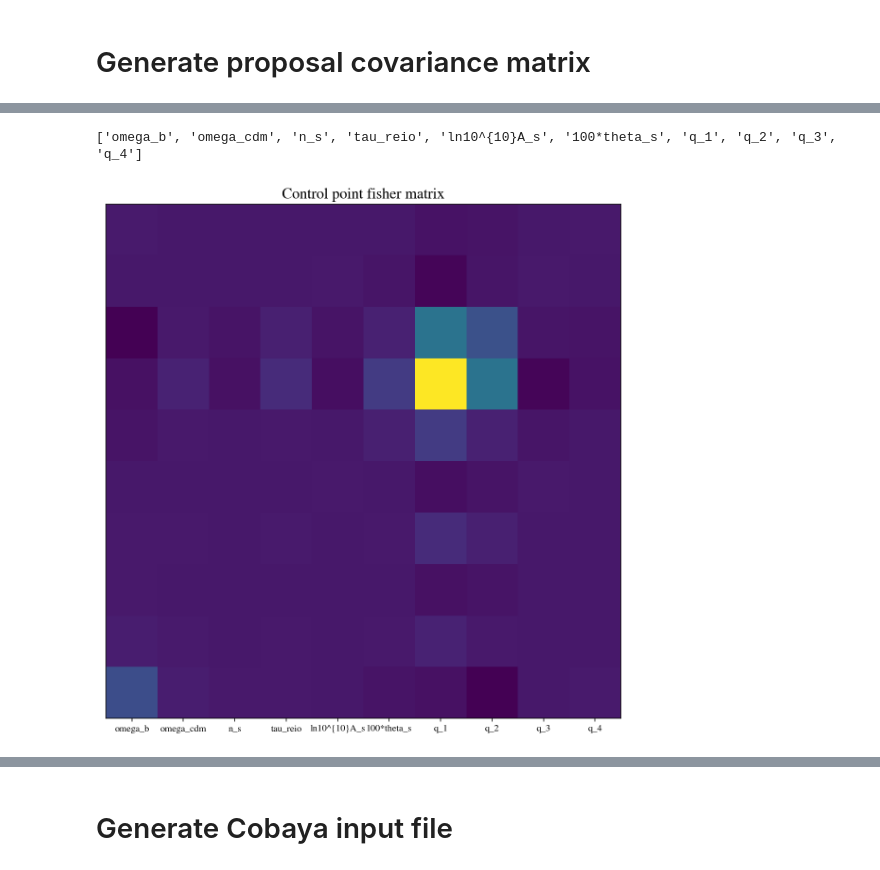
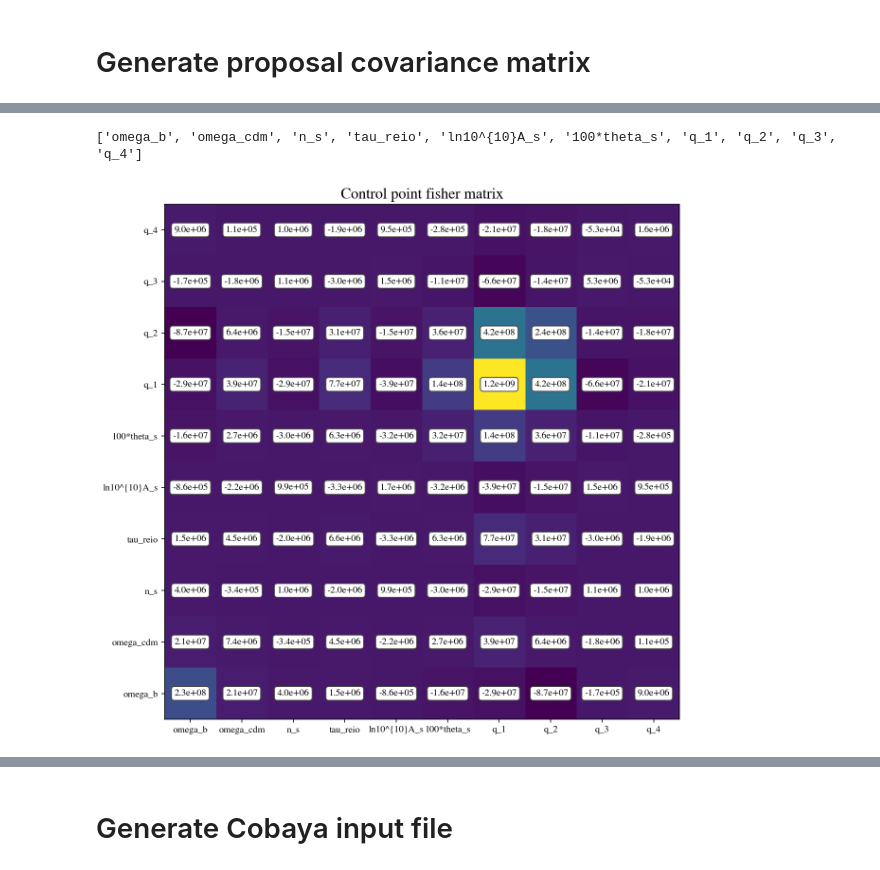
Before and after one commit to gplynch619/recombination, a Jupyter notebook: notebooks/MCMC_setup.ipynb, the cells around one changed output, grey strips where cells are left out. Saved outputs shown, nothing was run; the diff lists cells and outputs as text; code cells hidden in the pictures.

Commit message:
big update to Fisher calculations

```diff
--- a/notebooks/MCMC_setup.ipynb
+++ b/notebooks/MCMC_setup.ipynb
@@ -212,6 +250,4 @@ True
 # %%
-num_of_functions = 20
-
 fig,ax=plt.subplots(3, 1, figsize=(8,15))
 plt.subplots_adjust(hspace=0.0)
 
@@ -221,35 +257,21 @@ ax[1].set_xlabel('z', fontsize=fsize)
 ax[0].set_ylabel('$X_e(z)$', fontsize=fsize)
 ax[1].set_ylabel('$g(z)$', fontsize=fsize)
 
-gaussian_scale = 0.3
+for i in np.arange(num_of_functions):
+    ax[0].plot(zs[i], xe_funcs[i], color="black", alpha=0.15)
+    ax[1].plot(zs[i], viz_funcs[i], color="black", alpha=0.15)
+    ax[2].plot(ll, cmb_tt_spectra[i], color="black", alpha=0.15)
 
-print(str_pivots)
-for i in np.arange(num_of_functions):
-    control_points = np.random.normal(loc=0.0, scale=gaussian_scale, size=num_control_points)
-    control_points = np.insert(control_points, 0, 0.0)
-    control_points = np.append(control_points, 0.0)
-    str_ctrl = [str(c) for c in control_points]
-    print("xe_control_points: '{}'".format(",".join(str_ctrl)))
-    M.set({"xe_control_points": ",".join(str_ctrl)})
-    M.compute(level=["thermodynamics"])
-    thermo = M.get_thermodynamics()
-
-    ax[0].plot(thermo['z'], thermo["x_fid"]+thermo['xe_pert'], color="black", alpha=0.15)
-    #ax[0].plot(ll,  ll*(ll+1)/(2*np.pi)*tt, color="black", alpha=0.15)
-    ax[1].plot(thermo['z'], thermo["kappa' [Mpc^-1]"]*thermo["exp(-kappa)"], color="black", alpha=0.15)
-    ax[2].plot(thermo['z'], thermo['xe_pert'], color="black")
-
-ax[0].plot(thermo["z"], fiducial_thermo["x_e"], color="red")
-#ax[0].plot(ll,  ll*(ll+1)/(2*np.pi)*tt_fid, color="red")
+ax[0].plot(fiducial_thermo["z"], fiducial_thermo["x_e"], color="red")
 ax[0].set_xlim([zmin_pert-100, zmax_pert+100])
 ax[0].set_ylim([0, 1.2])
-ax[1].plot(thermo["z"], fiducial_thermo["kappa' [Mpc^-1]"]*fiducial_thermo["exp(-kappa)"], color="red")
+ax[1].plot(fiducial_thermo["z"], fiducial_thermo["kappa' [Mpc^-1]"]*fiducial_thermo["exp(-kappa)"], color="red")
 ax[1].set_xlim([zmin_pert-100, zmax_pert+100])
-ax[2].set_xlim([zmin_pert-100, zmax_pert+100])
 
-#ax[0].set_xlim([zmin_pert, 2000])
-#ax[0].set_ylim([0, 1.3])
+ax[2].plot(ll, ll*(ll+1)/(2*np.pi)*tt_fid, color="red")
+
+
 plt.tight_layout()
-plt.savefig("../results/control_point_example2.pdf",dpi=300, bbox_inches='tight')
+#plt.savefig("../results/control_point_example2.pdf",dpi=300, bbox_inches='tight')
 plt.show()
 # %% [output]
@@ -326,33 +331,37 @@ Fisher matrices calculation completed at 08/30/2022, 13:54:38
 # %%
 from mpl_toolkits.axes_grid1 import make_axes_locatable
 import matplotlib.colors as colors
 from matplotlib import cm
 
 Fisher = FisherData(path)
 
 scale=1
 vsize = scale*10
 hsize = scale*10
 
 fig,ax = plt.subplots(figsize=(vsize,hsize))
 cols = str(Fisher.col_names).split(",")
 print(cols)
 xtick_list = cols
 ytick_list = cols
 m=ax.imshow(Fisher.Fisher_full, origin='lower', cmap=cm.viridis)
+for (i, j), z in np.ndenumerate(Fisher.Fisher_full):
+    ax.text(j, i, '{:0.1e}'.format(z), ha='center', va='center',
+            bbox=dict(boxstyle='round', facecolor='white', edgecolor='0.3'))
 
 divider = make_axes_locatable(ax)
 
 ax.set_xticks([0,1,2,3,4,5,6,7,8,9])
 ax.set_xticklabels(xtick_list)
-ax.set_yticks([])
+ax.set_yticks([0,1,2,3,4,5,6,7,8,9])
+ax.set_yticklabels(xtick_list)
 
 ax.set_title("Control point fisher matrix", fontsize=16)
 
 plt.show()
 # %% [output]
 ['omega_b', 'omega_cdm', 'n_s', 'tau_reio', 'ln10^{10}A_s', '100*theta_s', 'q_1', 'q_2', 'q_3', 'q_4']
-[figure, old version]
+[figure, new version]
 # %%
 covmat_filename = "{}.prop.covmat".format(basename)
 proposal_covmat = np.linalg.inv(Fisher.Fisher_full)
```
Also changed, not shown: parts of 10 cells of this notebook, 4 other files.
